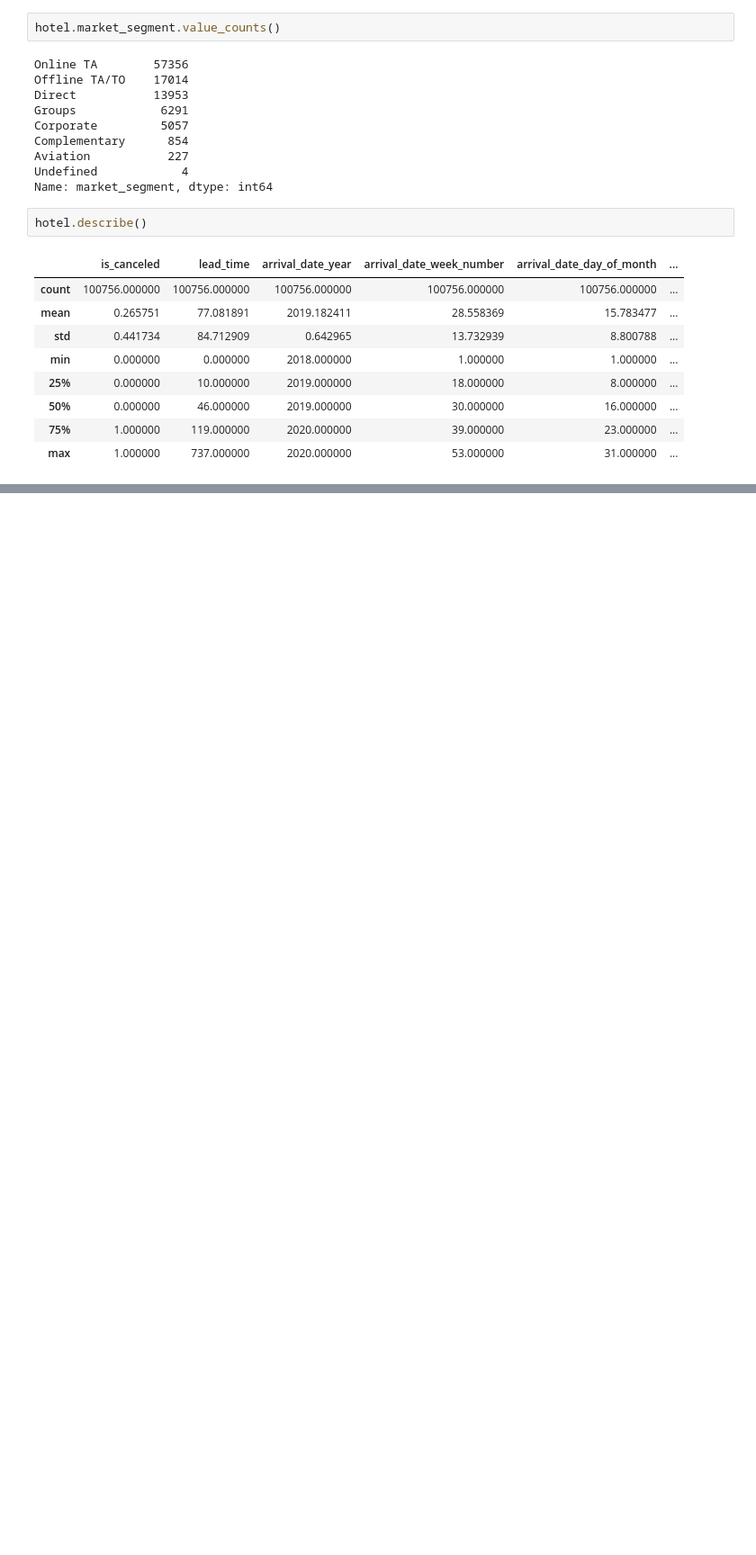
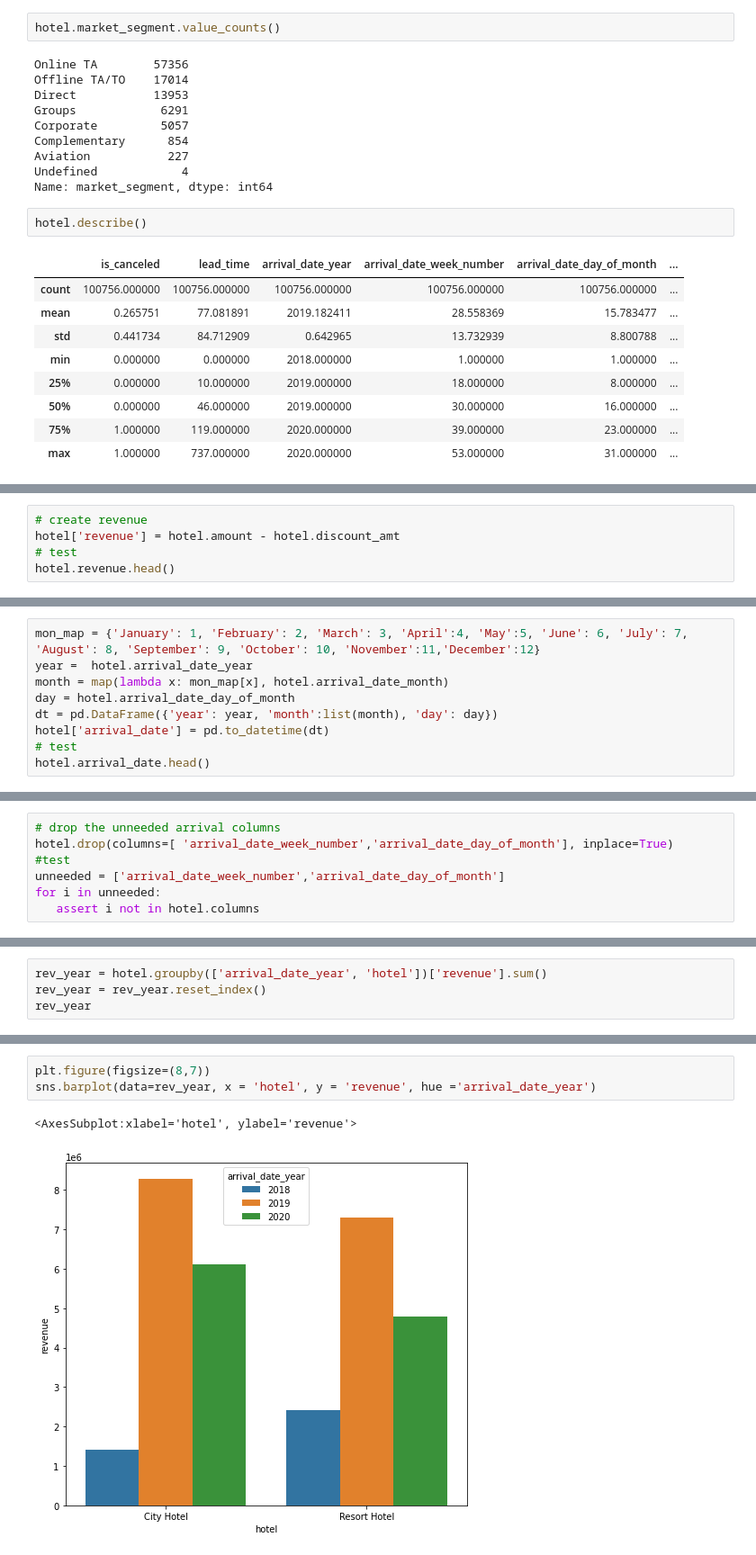
Before and after one commit to IsaiahOsazuwa/hotel_data, a Jupyter notebook: hotel.ipynb, the cells around one changed output, grey strips where cells are left out. Shown at 90% size. Saved outputs shown, nothing was run; the diff lists cells and outputs as text; blank space fills up the shorter version.

Commit message:
Analyse revenue and parking slot

```diff
--- a/hotel.ipynb
+++ b/hotel.ipynb
@@ -393,0 +438,5 @@ hotel.describe()
+# %%
+# create revenue
+hotel['revenue'] = hotel.amount - hotel.discount_amt
+# test
+hotel.revenue.head()
@@ -393,0 +453,9 @@ hotel.describe()
+# %%
+mon_map = {'January': 1, 'February': 2, 'March': 3, 'April':4, 'May':5, 'June': 6, 'July': 7, 'August': 8, 'September': 9, 'October': 10, 'November':11,'December':12}
+year =  hotel.arrival_date_year
+month = map(lambda x: mon_map[x], hotel.arrival_date_month)
+day = hotel.arrival_date_day_of_month
+dt = pd.DataFrame({'year': year, 'month':list(month), 'day': day})
+hotel['arrival_date'] = pd.to_datetime(dt)
+# test
+hotel.arrival_date.head()
@@ -393,0 +471,7 @@ hotel.describe()
+# %%
+# drop the unneeded arrival columns
+hotel.drop(columns=[ 'arrival_date_week_number','arrival_date_day_of_month'], inplace=True)
+#test
+unneeded = ['arrival_date_week_number','arrival_date_day_of_month']
+for i in unneeded:
+   assert i not in hotel.columns
@@ -393,0 +504,4 @@ hotel.describe()
+# %%
+rev_year = hotel.groupby(['arrival_date_year', 'hotel'])['revenue'].sum()
+rev_year = rev_year.reset_index()
+rev_year
@@ -393,0 +516,6 @@ hotel.describe()
+# %%
+plt.figure(figsize=(8,7))
+sns.barplot(data=rev_year, x = 'hotel', y = 'revenue', hue ='arrival_date_year')
+# %% [output]
+<AxesSubplot:xlabel='hotel', ylabel='revenue'>
+[figure, added]
```
Also changed, not shown: parts of 25 cells of this notebook, 2 other files.
